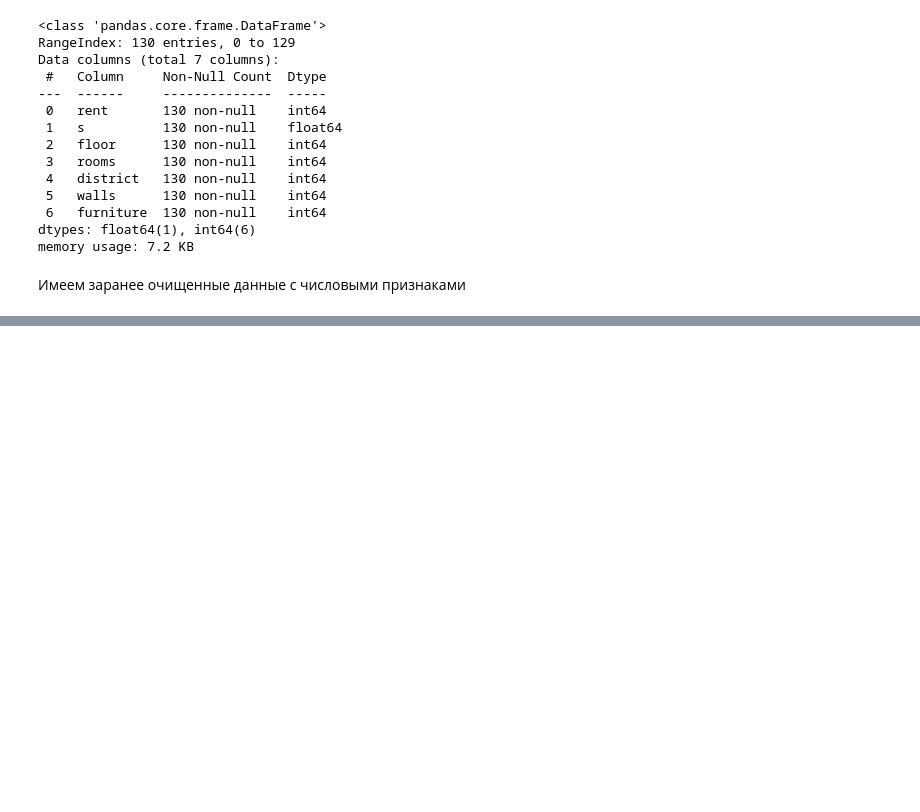
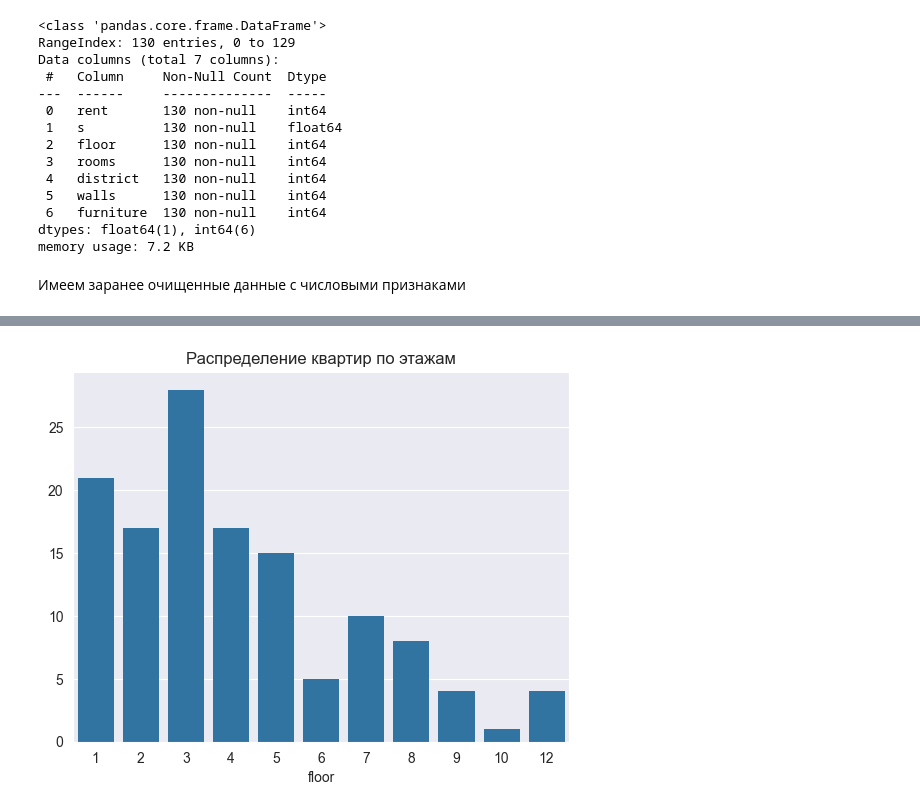
Before and after one commit to Torgovatel/Projects, a Jupyter notebook: DS/study-tsu-rent-ra/src/main.ipynb, the cells around one changed output, grey strips where cells are left out. Saved outputs shown, nothing was run; the diff lists cells and outputs as text; code cells hidden in the pictures; blank space fills up the shorter version.

```diff
--- a/DS/study-tsu-rent-ra/src/main.ipynb
+++ b/DS/study-tsu-rent-ra/src/main.ipynb
@@ -51,0 +69,8 @@ memory usage: 7.2 KB
+# %%
+floors = df['floor'].value_counts().sort_index()
+
+sns.barplot(x=floors.index, y=floors.values)
+plt.title('Распределение квартир по этажам')
+plt.show()
+# %% [output]
+[figure, added]
```
Also changed, not shown: parts of 20 cells of this notebook.
